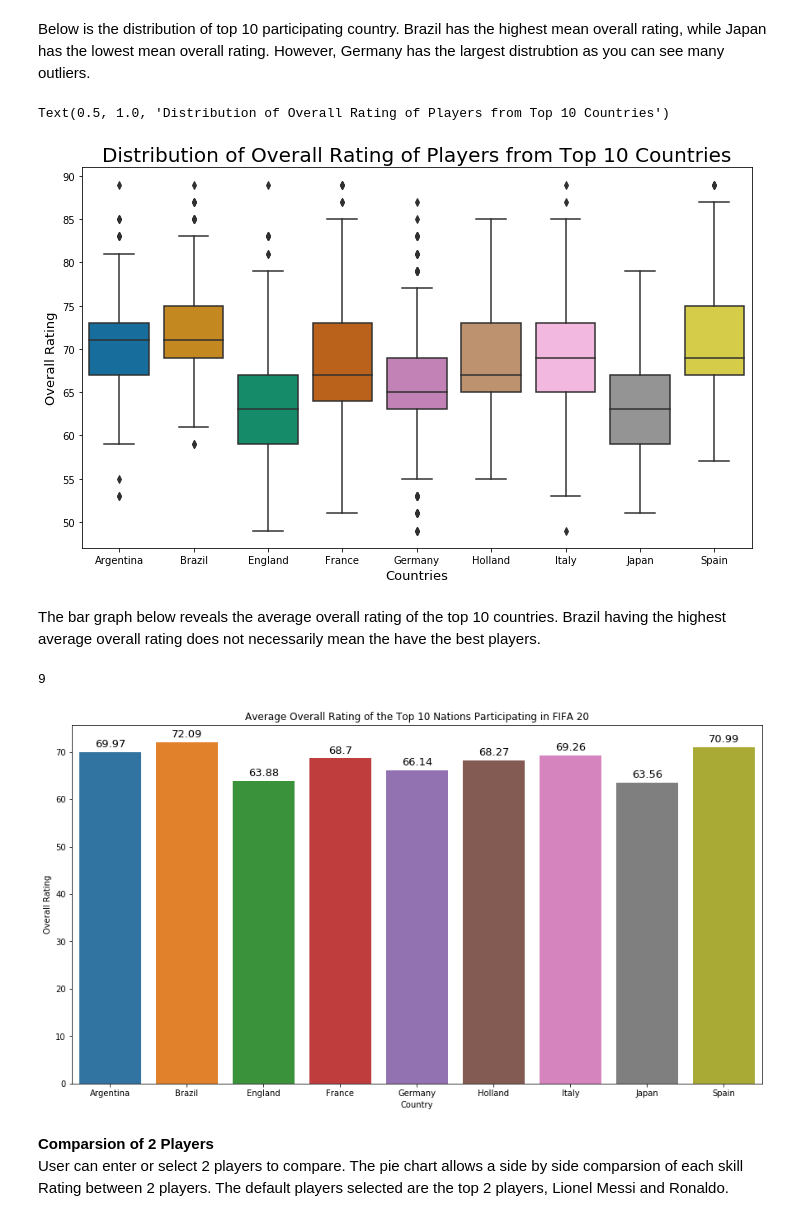
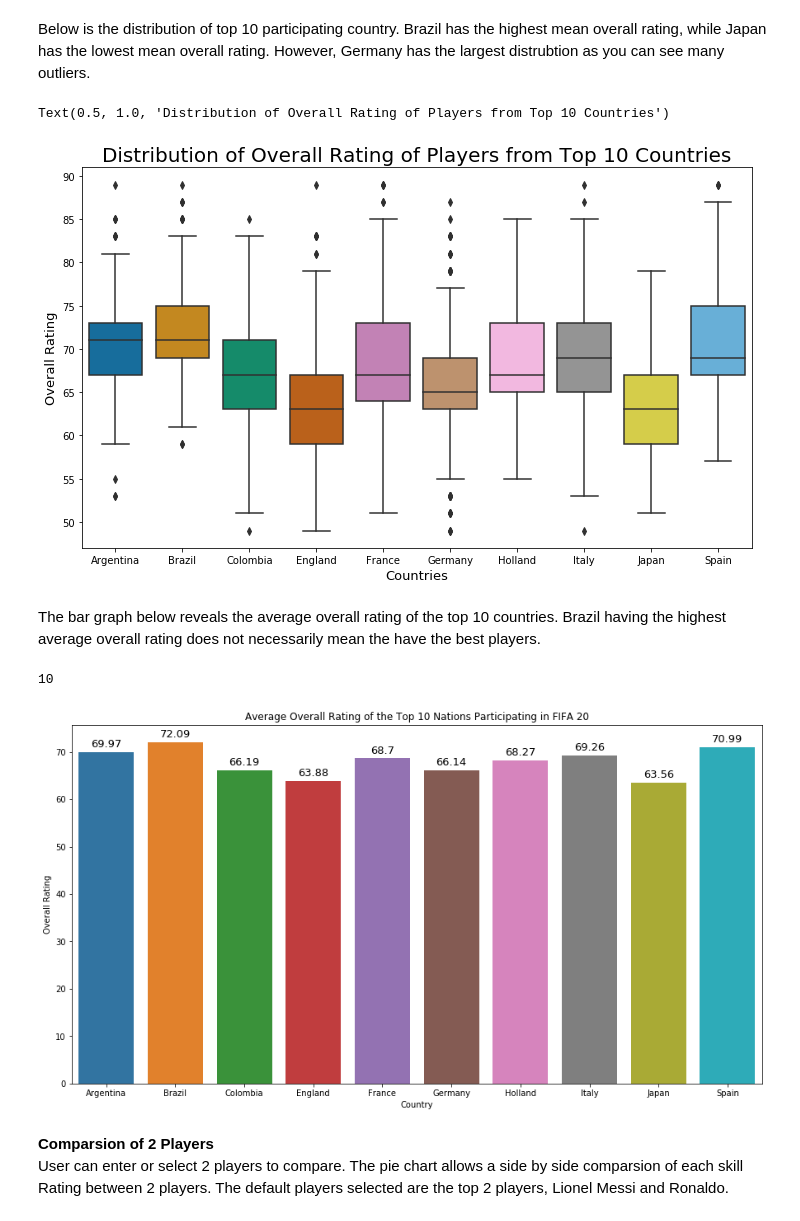
Before and after one commit to yte9pc/FIFA-20-Interactive-App, a Jupyter notebook: FIFAApp.ipynb, the cells around one changed output. Drawn from its saved outputs; the diff is of its cells as text; code cells hidden in the pictures.

```diff
--- a/FIFAApp.ipynb
+++ b/FIFAApp.ipynb
@@ -72,17 +72,17 @@ barlabel(numplayers)
 Below is the distribution of top 10 participating country. Brazil has the highest mean overall rating, while Japan has the lowest mean overall rating. However, Germany has the largest distrubtion as you can see many outliers.
 # %%
 # Top contries overall rating distribution
-some_countries = ('England', 'Germany', 'Spain', 'France', 'Argentina', 'Italy', 'Columbia', 'Japan', 'Brazil', 'Holland')
+some_countries = ('England', 'Germany', 'Spain', 'France', 'Argentina', 'Italy', 'Colombia', 'Japan', 'Brazil', 'Holland')
 df_countries = fifa.loc[fifa['Country'].isin(some_countries) & fifa['Overall Rating']].sort_values(by = 'Country', ascending = True)
 
 plt.rcParams['figure.figsize'] = (12, 7)
 ax = sns.boxplot(x = df_countries['Country'], y = df_countries['Overall Rating'], palette = 'colorblind')
 ax.set_xlabel(xlabel = 'Countries', fontsize = 13)
 ax.set_ylabel(ylabel = 'Overall Rating', fontsize = 13)
 ax.set_title(label = 'Distribution of Overall Rating of Players from Top 10 Countries', fontsize = 20)
 # %% [output]
 Text(0.5, 1.0, 'Distribution of Overall Rating of Players from Top 10 Countries')
-[figure, old version]
+[figure, new version]
 # %% [markdown]
 The bar graph below reveals the average overall rating of the top 10 countries. Brazil having the highest average overall rating does not necessarily mean the have the best players.
 # %%
@@ -99,8 +99,8 @@ b = plt.ylabel("Overall Rating")
 plt.title('Average Overall Rating of the Top 10 Nations Participating in FIFA 20')
 barlabel(by_country)
 # %% [output]
-9
+10
-[figure, old version]
+[figure, new version]
 # %% [markdown]
 **Comparsion of 2 Players**
 <br>
```
Also changed, not shown: parts of 5 cells of this notebook, 1 other file.
